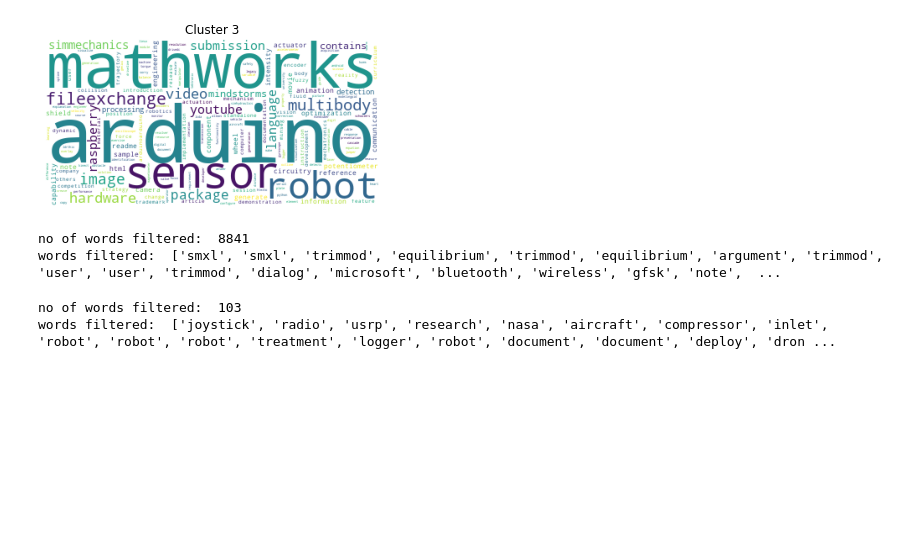
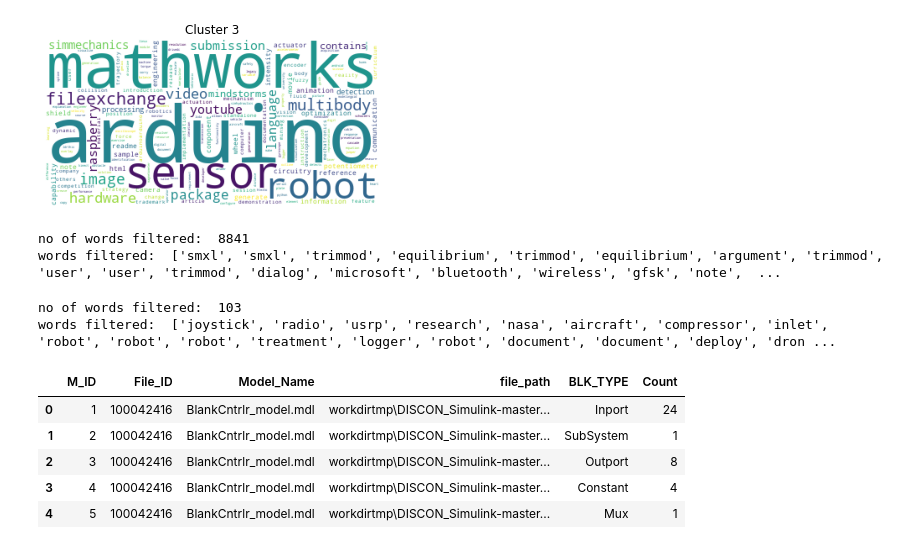
Before and after one commit to Shiva-K-7/ASE-07, a Jupyter notebook: cluster_projects1.ipynb, the cells around one changed output. Cells and saved outputs as stored; diff of their text form; code cells hidden in the pictures; blank space fills up the shorter version.

```diff
--- a/cluster_projects1.ipynb
+++ b/cluster_projects1.ipynb
@@ -628,3 +628,14 @@ print("words filtered: ", words_filtered1)
 # %% [output]
 no of words filtered:  103
 words filtered:  ['joystick', 'radio', 'usrp', 'research', 'nasa', 'aircraft', 'compressor', 'inlet', 'robot', 'robot', 'robot', 'treatment', 'logger', 'robot', 'document', 'document', 'deploy', 'dron ...
+# %%
+import pandas as pd
+df_github_block_info = pd.read_csv("GitHub_Block_Info.csv")
+df_github_block_info.head()
+# %% [output]
+|  | M_ID | File_ID | Model_Name | file_path | BLK_TYPE | Count |
+| 0 | 1 | 100042416 | BlankCntrlr_model.mdl | workdirtmp\DISCON_Simulink-master... | Inport | 24 |
+| 1 | 2 | 100042416 | BlankCntrlr_model.mdl | workdirtmp\DISCON_Simulink-master... | SubSystem | 1 |
+| 2 | 3 | 100042416 | BlankCntrlr_model.mdl | workdirtmp\DISCON_Simulink-master... | Outport | 8 |
+| 3 | 4 | 100042416 | BlankCntrlr_model.mdl | workdirtmp\DISCON_Simulink-master... | Constant | 4 |
+| 4 | 5 | 100042416 | BlankCntrlr_model.mdl | workdirtmp\DISCON_Simulink-master... | Mux | 1 |
```
Also changed, not shown: parts of 1 cell of this notebook, 7 other files.
